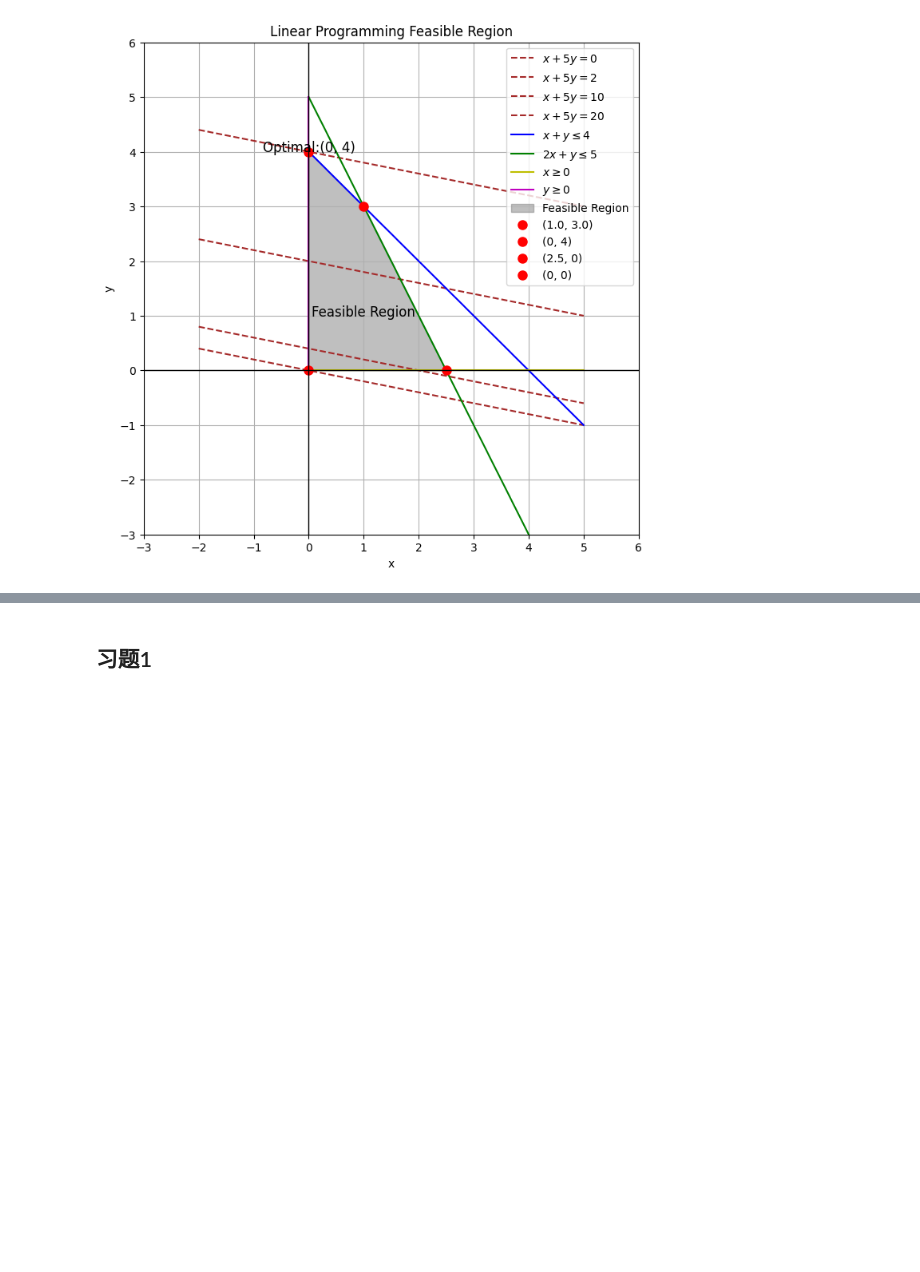
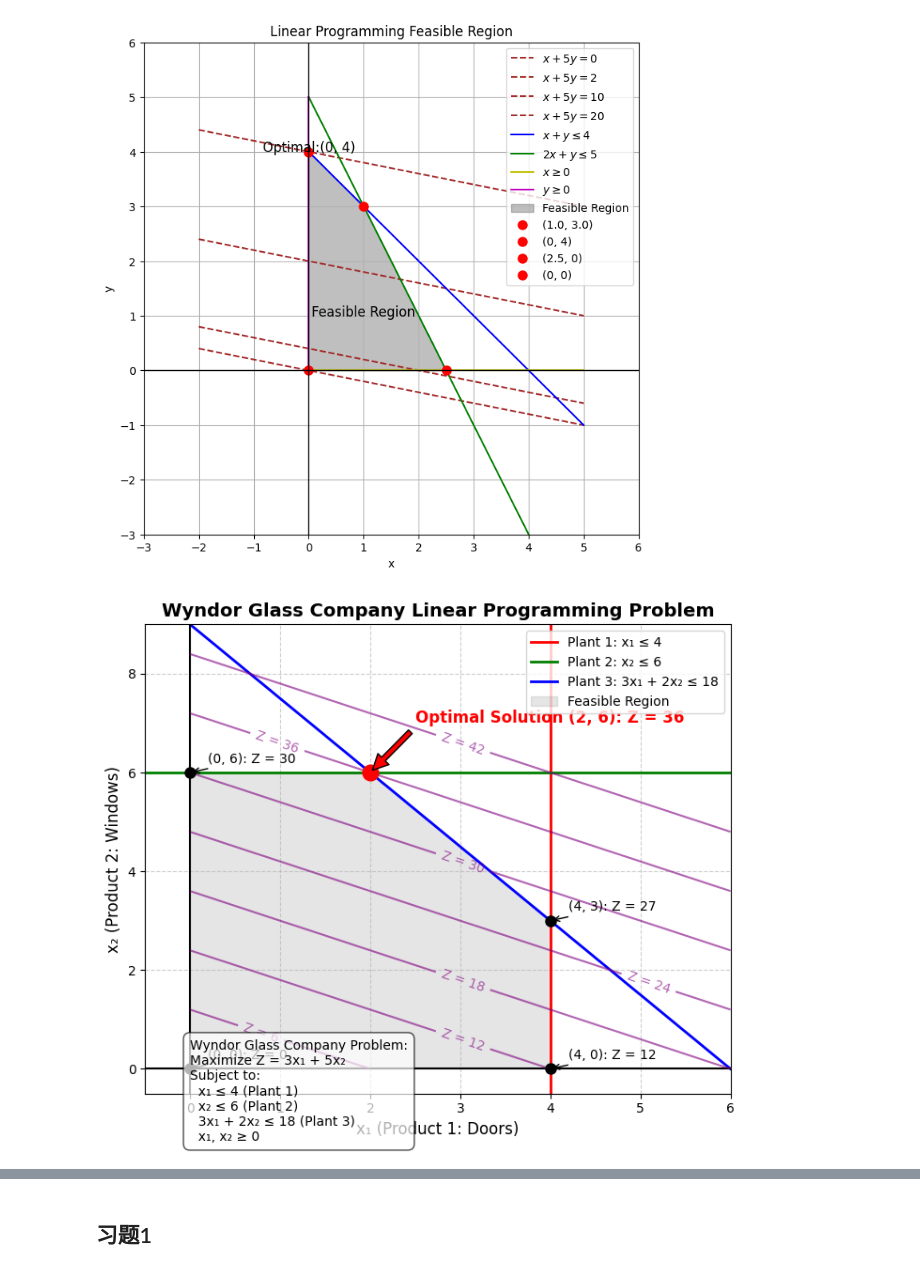
Before and after one commit to zhoujing204/data-modeling-course-student, a Jupyter notebook: 实验3-线性规划/实验3-线性规划 copy.ipynb, the cells around one changed output, grey strips where cells are left out. Saved outputs shown, nothing was run; the diff lists cells and outputs as text; code cells hidden in the pictures; blank space fills up the shorter version.

Commit message:
add two lp problem viz plots.

```diff
--- a/实验3-线性规划/实验3-线性规划 copy.ipynb
+++ b/实验3-线性规划/实验3-线性规划 copy.ipynb
@@ -421,3 +421,102 @@ plt.grid(True)
 plt.show()
 # %% [output]
 [figure]
+# %%
+import matplotlib.pyplot as plt
+import numpy as np
+
+# Create a new figure with a specific size for better visibility
+plt.figure(figsize=(7, 6))
+
+# Define the range for x and y axes
+x_range = np.linspace(0, 6, 100)
+y_range = np.linspace(0, 9, 100)
+
+# Create a meshgrid for contour plotting
+X, Y = np.meshgrid(x_range, y_range)
+Z = 3 * X + 5 * Y  # Objective function: 3x₁ + 5x₂
+
+# Plot the constraints
+# Constraint 1: x₁ ≤ 4 (Plant 1)
+plt.axvline(x=4, color='red', linestyle='-', linewidth=2, label='Plant 1: x₁ ≤ 4')
+
+# Constraint 2: x₂ ≤ 6 (Plant 2)
+plt.axhline(y=6, color='green', linestyle='-', linewidth=2, label='Plant 2: x₂ ≤ 6')
+
+# Constraint 3: 3x₁ + 2x₂ ≤ 18 (Plant 3)
+# Convert to y = mx + b form: y ≤ (18 - 3x₁)/2 = 9 - 1.5x₁
+constraint3_y = lambda x: (18 - 3 * x) / 2
+plt.plot(x_range, [constraint3_y(x) for x in x_range], 'blue',
+            linestyle='-', linewidth=2, label='Plant 3: 3x₁ + 2x₂ ≤ 18')
+
+# Non-negativity constraints
+plt.axhline(y=0, color='black', linestyle='-', linewidth=1.5)
+plt.axvline(x=0, color='black', linestyle='-', linewidth=1.5)
+
+# Define the vertices of the feasible region
+feasible_region_x = [0, 0, 2, 4, 4]
+feasible_region_y = [0, 6, 6, 3, 0]
+
+# Shade the feasible region
+plt.fill(feasible_region_x, feasible_region_y, color='gray', alpha=0.2, label='Feasible Region')
+
+# Create contours for the objective function
+contour_levels = np.arange(0, 45, 6)  # Levels at 0, 6, 12, 18, 24, 30, 36, 42
+contour = plt.contour(X, Y, Z, levels=contour_levels, colors='purple', alpha=0.6)
+plt.clabel(contour, inline=True, fontsize=10, fmt='Z = %1.0f')
+
+# Mark the corner points of the feasible region and evaluate the objective function at each
+corner_points = [(0, 0), (0, 6), (2, 6), (4, 3), (4, 0)]
+corner_values = [3*x + 5*y for x, y in corner_points]
+
+for i, point in enumerate(corner_points):
+    x, y = point
+    value = corner_values[i]
+    plt.plot(x, y, 'ko', markersize=8)  # Black dots for corner points
+
+    # Add labels for each corner point with its coordinates and objective value
+    if point != (2, 6):  # Skip the optimal point as we'll label it differently
+        plt.annotate(f'({x}, {y}): Z = {value}',
+                    xy=point, xytext=(x+0.2, y+0.2),
+                    fontsize=10, arrowprops=dict(arrowstyle='->'))
+
+# Highlight the optimal solution
+plt.plot(2, 6, 'ro', markersize=12)  # Red dot for optimal solution
+plt.annotate(f'Optimal Solution (2, 6): Z = 36',
+                xy=(2, 6), xytext=(2.5, 7),
+                fontsize=12, fontweight='bold', color='red',
+                arrowprops=dict(facecolor='red', shrink=0.05))
+
+# Add axis labels and a title
+plt.xlabel('x₁ (Product 1: Doors)', fontsize=12)
+plt.ylabel('x₂ (Product 2: Windows)', fontsize=12)
+plt.title('Wyndor Glass Company Linear Programming Problem', fontsize=14, fontweight='bold')
+
+# Set the axis limits with some margin
+plt.xlim(-0.5, 6)
+plt.ylim(-0.5, 9)
+
+# Add a grid for better readability
+plt.grid(True, linestyle='--', alpha=0.6)
+
+# Add a legend
+plt.legend(loc='upper right', fontsize=10)
+
+# Add a text box explaining the problem
+textbox_text = (
+    "Wyndor Glass Company Problem:\n"
+    "Maximize Z = 3x₁ + 5x₂\n"
+    "Subject to:\n"
+    "  x₁ ≤ 4 (Plant 1)\n"
+    "  x₂ ≤ 6 (Plant 2)\n"
+    "  3x₁ + 2x₂ ≤ 18 (Plant 3)\n"
+    "  x₁, x₂ ≥ 0"
+)
+plt.figtext(0.15, 0.02, textbox_text, fontsize=10,
+            bbox=dict(facecolor='white', alpha=0.7, boxstyle='round,pad=0.5'))
+
+# Make the layout tight
+plt.tight_layout()
+plt.show()
+# %% [output]
+[figure, added]
```
Also changed, not shown: parts of 1 cell of this notebook.
